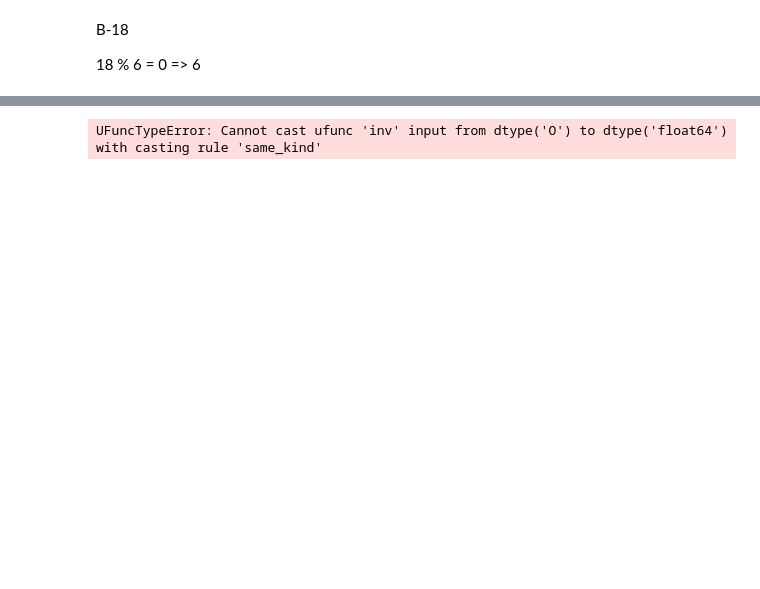
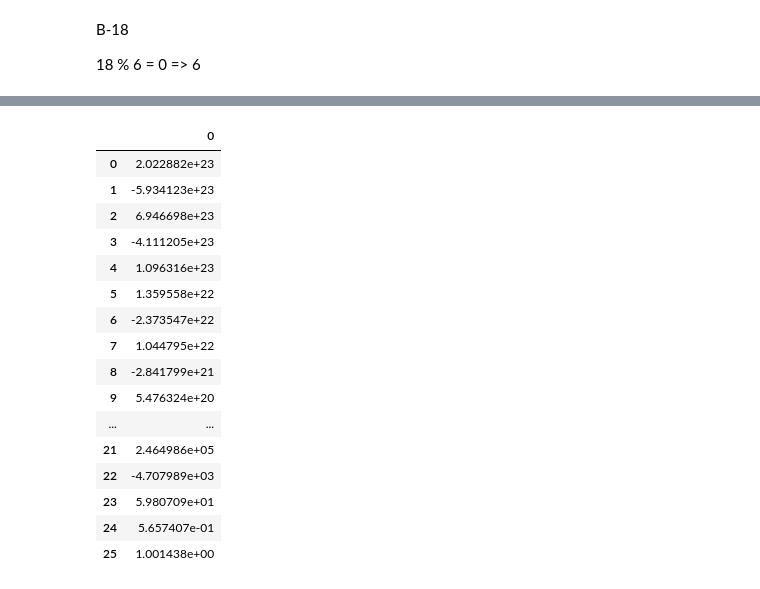
Before and after one commit to Jrol123/CalcMath, a Jupyter notebook: S5/lab1/repr.ipynb, the cells around one changed output, grey strips where cells are left out. Saved outputs shown, nothing was run; the diff lists cells and outputs as text; code cells hidden in the pictures; blank space fills up the shorter version.

```diff
--- a/S5/lab1/repr.ipynb
+++ b/S5/lab1/repr.ipynb
@@ -109,5 +129,21 @@ array_x, array_o, array_y
 # %%
-array_a = np.matmul(LA.inv(array_x), array_y)
-LA.inv(array_x), array_a
+array_a = LA.solve(array_x, array_y)
+pd.DataFrame(array_a)
 # %% [output]
-UFuncTypeError: Cannot cast ufunc 'inv' input from dtype('O') to dtype('float64') with casting rule 'same_kind'
+|  | 0 |
+| 0 | 2.022882e+23 |
+| 1 | -5.934123e+23 |
+| 2 | 6.946698e+23 |
+| 3 | -4.111205e+23 |
+| 4 | 1.096316e+23 |
+| 5 | 1.359558e+22 |
+| 6 | -2.373547e+22 |
+| 7 | 1.044795e+22 |
+| 8 | -2.841799e+21 |
+| 9 | 5.476324e+20 |
+| ... | ... |
+| 21 | 2.464986e+05 |
+| 22 | -4.707989e+03 |
+| 23 | 5.980709e+01 |
+| 24 | 5.657407e-01 |
+| 25 | 1.001438e+00 |
```
Also changed, not shown: parts of 7 cells of this notebook.
